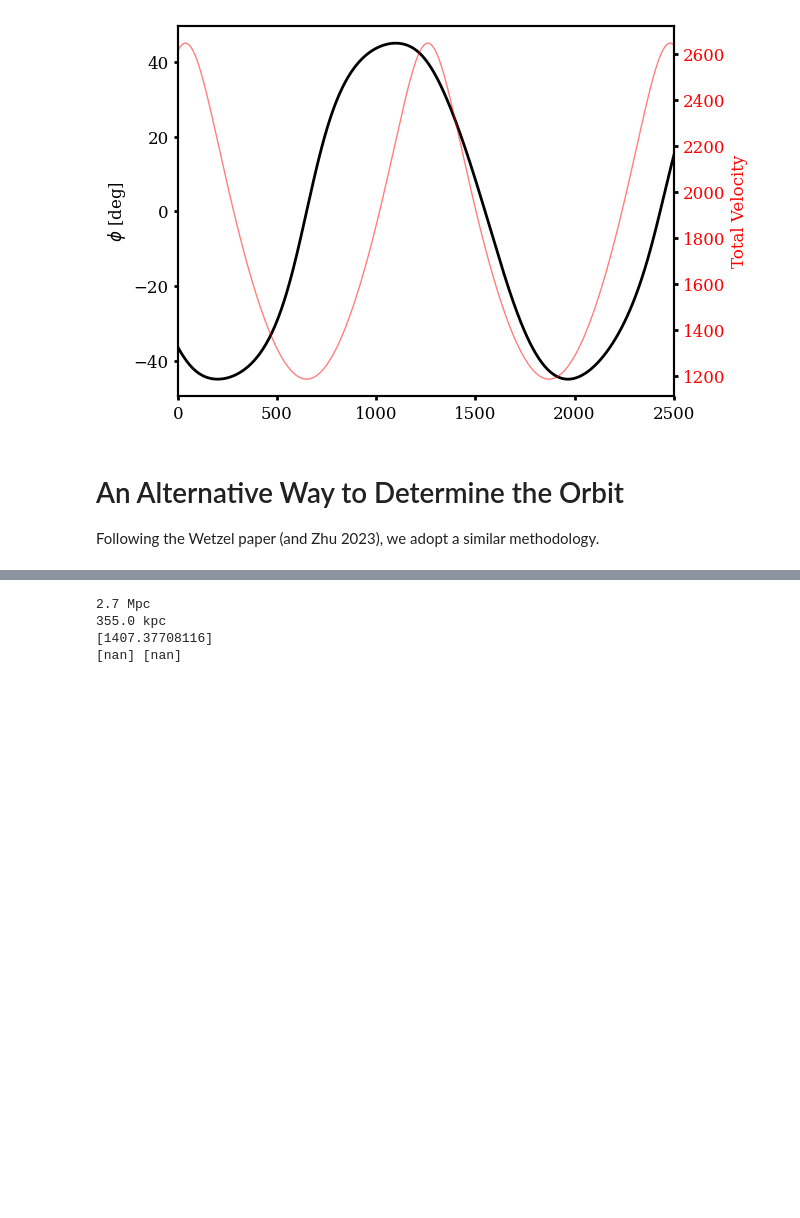
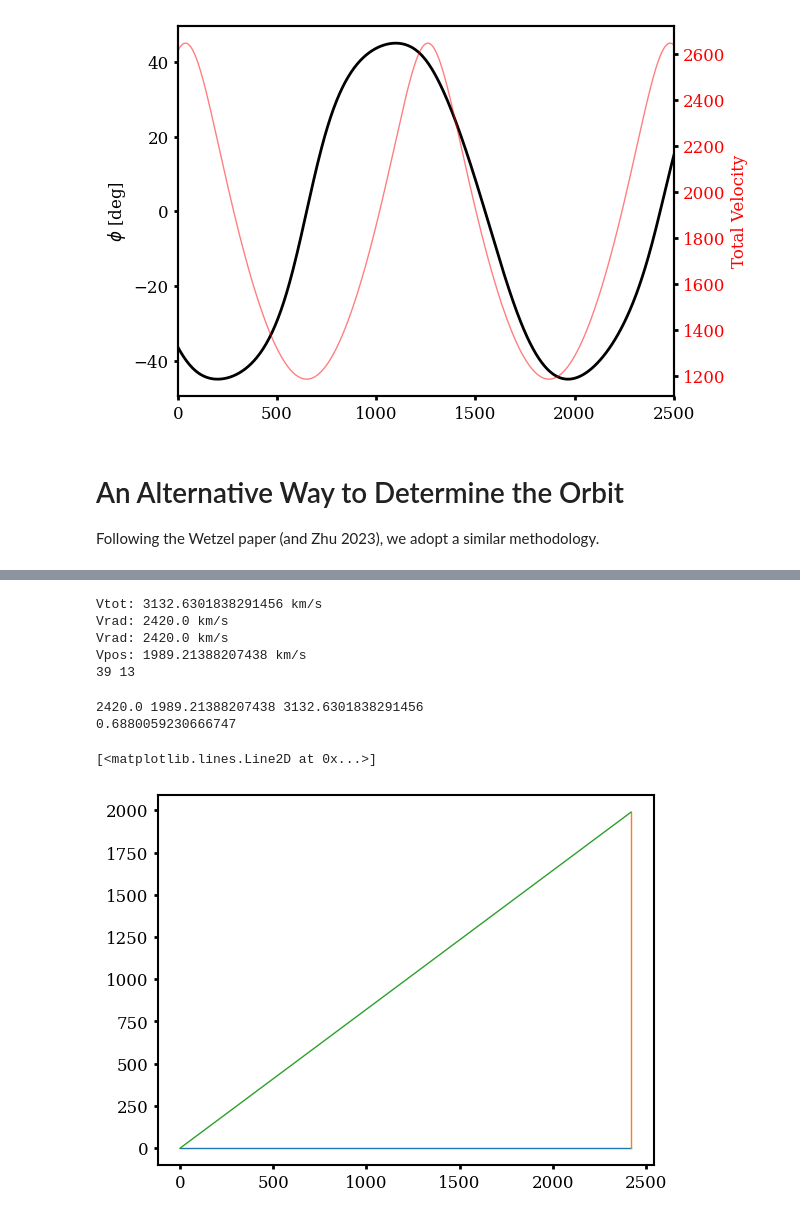
Before and after one commit to HSouch/galarp, a Jupyter notebook: paper/create_icminflow.ipynb, the cells around one changed output, grey strips where cells are left out. Cells and saved outputs as stored; diff of their text form; code cells hidden in the pictures; blank space fills up the shorter version.

```diff
--- a/paper/create_icminflow.ipynb
+++ b/paper/create_icminflow.ipynb
@@ -365,28 +412,54 @@ ax[0].scatter(2700, 0, color="black")
 # %%
 def PE(R):
-    print(R)
-    menc = coma_pot.mass_enclosed([0, R.to(u.kpc).value, 0] * u.kpc)
-    return -(c.G * menc / R).to(u.km **2 / u.s**2)
+    return coma_pot.energy([0, R.to(u.kpc).value, 0] * u.kpc)[0]
+    # return -(c.G * menc / R).to(u.km **2 / u.s**2)
 
-R_vir = 2.7 * u.Mpc
+R_vir = 2700 * u.kpc
+coma_pot = gp.NFWPotential.from_M200_c(M200=coma_mass,
+                                        c=concentration,
+                                        units=galactic)
+
 
 pot_diff = PE(R_vir) - PE(355 * u.kpc)
-
 v_355kpc = np.sqrt(2 * pot_diff).to(u.km / u.s).value
 
-print(v_355kpc)
 
 v_rad = (2420 * u.km / u.s).value
+print(f"Vtot: {v_355kpc} km/s")
+print(f"Vrad: {v_rad} km/s")
+
 
 v_pos = np.sqrt(v_355kpc**2 - v_rad**2)
 
+print(f"Vrad: {v_rad} km/s")
+print(f"Vpos: {v_pos} km/s")
 
+wind_inc = int(np.rad2deg(np.arccos(v_rad / v_355kpc)))
 
 dw_angle = 90 - 38 - wind_inc
 
 print(wind_inc, dw_angle)
 # %% [output]
-2.7 Mpc
-355.0 kpc
-[1407.37708116]
-[nan] [nan]
+Vtot: 3132.6301838291456 km/s
+Vrad: 2420.0 km/s
+Vrad: 2420.0 km/s
+Vpos: 1989.21388207438 km/s
+39 13
+# %%
+print(v_rad, v_pos, v_355kpc)
+
+wind_inc = np.arccos(v_rad / v_355kpc)
+
+print(wind_inc)
+
+plt.figure()
+
+
+plt.plot([0,v_rad], [0, 0])
+plt.plot([v_rad, v_rad], [0, v_pos])
+plt.plot([0, v_355kpc * np.cos(wind_inc)], [0, v_355kpc * np.sin(wind_inc)])
+# %% [output]
+2420.0 1989.21388207438 3132.6301838291456
+0.6880059230666747
+[<matplotlib.lines.Line2D at 0x...>]
+[figure, added]
```
Also changed, not shown: parts of 2 cells of this notebook, 2 other files.
